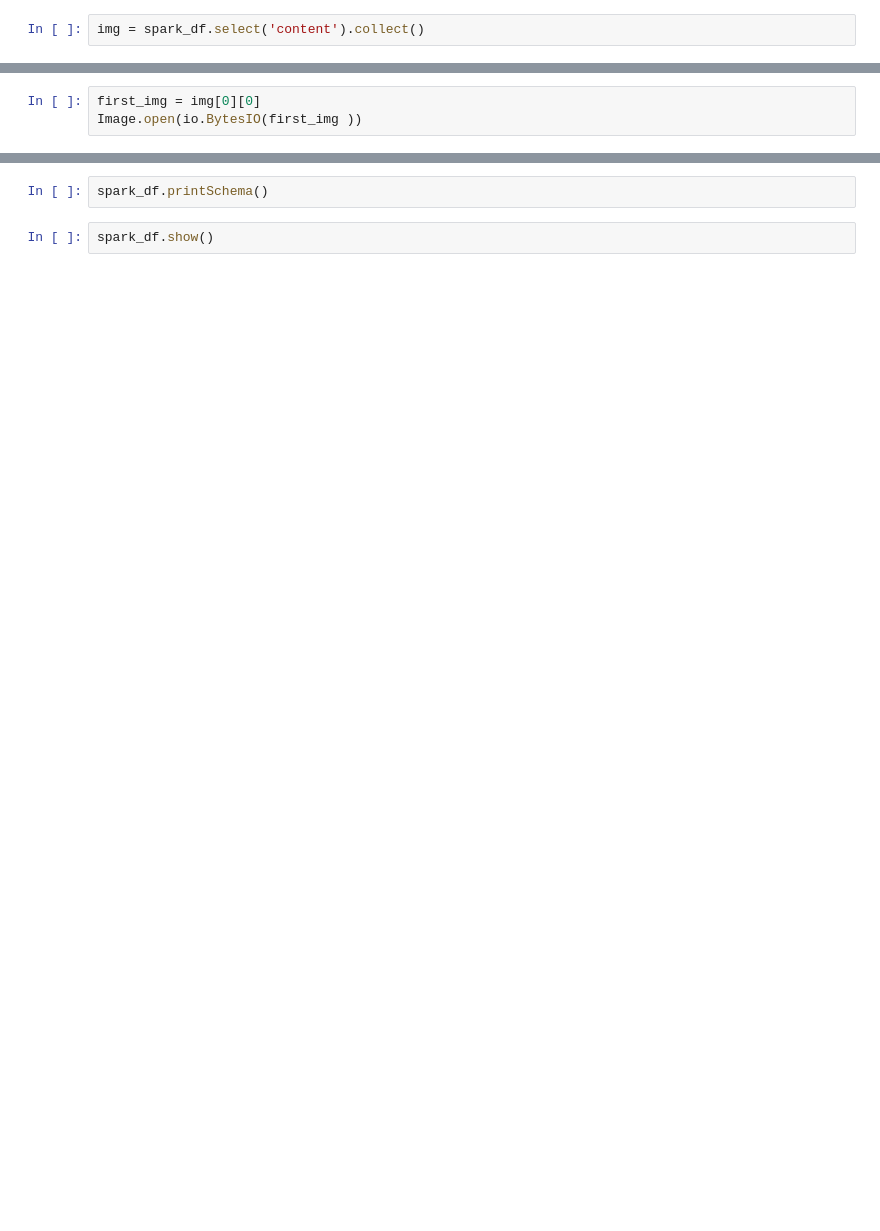
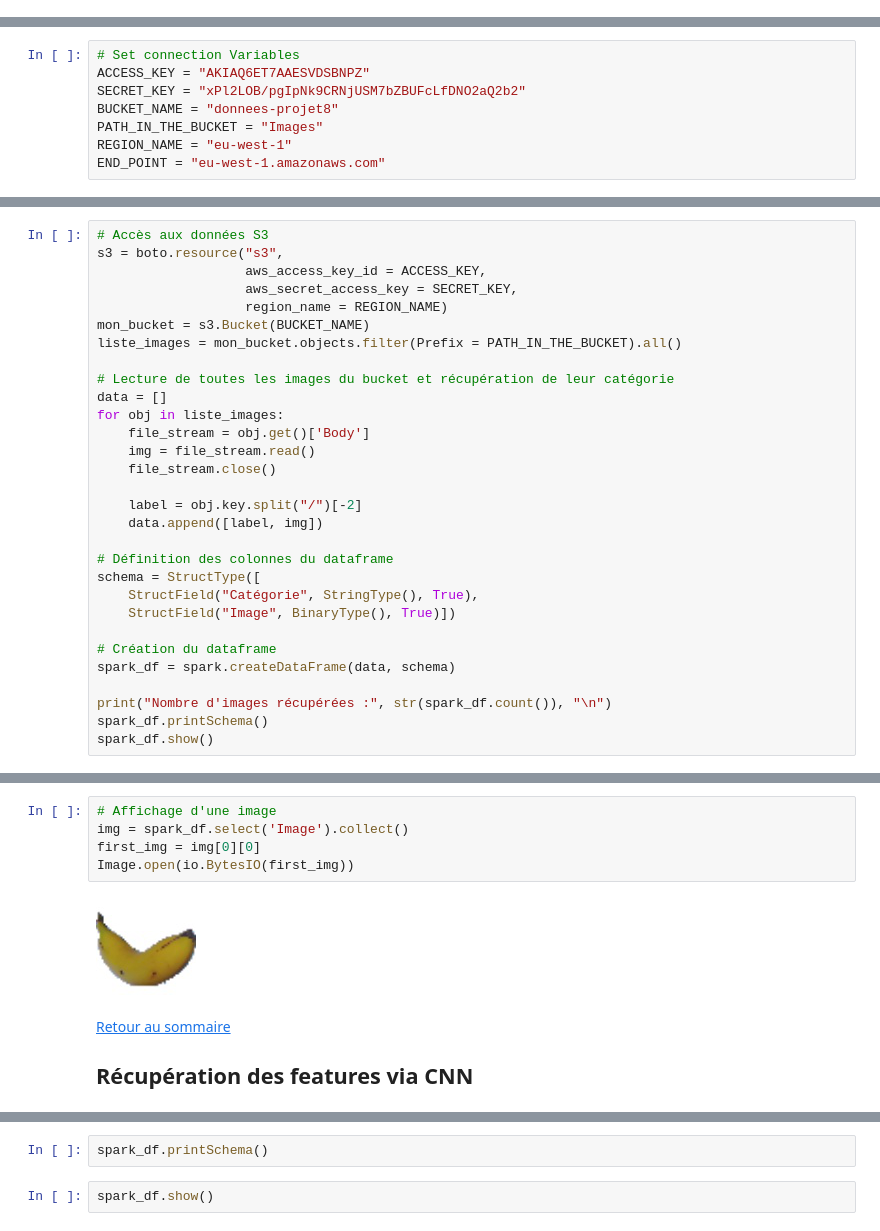
Before and after one commit to charlottemllt/Deploiement-d-un-modele-dans-le-cloud, a Jupyter notebook: Notebook.ipynb, the cells around one changed output, grey strips where cells are left out. Drawn from its saved outputs; the diff is of its cells as text; blank space fills up the shorter version.

```diff
--- a/Notebook.ipynb
+++ b/Notebook.ipynb
@@ -92,2 +0,0 @@ from skimage.transform import resize
-# %%
-img = spark_df.select('content').collect()
@@ -93,0 +55,8 @@ img = spark_df.select('content').collect()
+# %%
+# Set connection Variables
+ACCESS_KEY = "AKIAQ6ET7AAESVDSBNPZ"
+SECRET_KEY = "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"
+BUCKET_NAME = "donnees-projet8"
+PATH_IN_THE_BUCKET = "Images"
+REGION_NAME = "eu-west-1"
+END_POINT = "eu-west-1.amazonaws.com"
@@ -93,0 +100,30 @@ img = spark_df.select('content').collect()
+# %%
+# Accès aux données S3
+s3 = boto.resource("s3",
+                   aws_access_key_id = ACCESS_KEY,
+                   aws_secret_access_key = SECRET_KEY,
+                   region_name = REGION_NAME)
+mon_bucket = s3.Bucket(BUCKET_NAME)
+liste_images = mon_bucket.objects.filter(Prefix = PATH_IN_THE_BUCKET).all()
+
+# Lecture de toutes les images du bucket et récupération de leur catégorie
+data = []
+for obj in liste_images:
+    file_stream = obj.get()['Body']
+    img = file_stream.read()
+    file_stream.close()
+
+    label = obj.key.split("/")[-2]
+    data.append([label, img])
+
+# Définition des colonnes du dataframe
+schema = StructType([
+    StructField("Catégorie", StringType(), True),
+    StructField("Image", BinaryType(), True)])
+
+# Création du dataframe
+spark_df = spark.createDataFrame(data, schema)
+
+print("Nombre d'images récupérées :", str(spark_df.count()), "\n")
+spark_df.printSchema()
+spark_df.show()
@@ -94,3 +148,10 @@ img = spark_df.select('content').collect()
 # %%
+# Affichage d'une image
+img = spark_df.select('Image').collect()
 first_img = img[0][0]
-Image.open(io.BytesIO(first_img ))
+Image.open(io.BytesIO(first_img))
+# %% [output]
+[figure, added]
+# %% [markdown]
+[Retour au sommaire](#Sommaire)
+## Récupération des features via CNN <a class="anchor" id="Partie3"></a>
```
Also changed, not shown: parts of 57 cells of this notebook.
